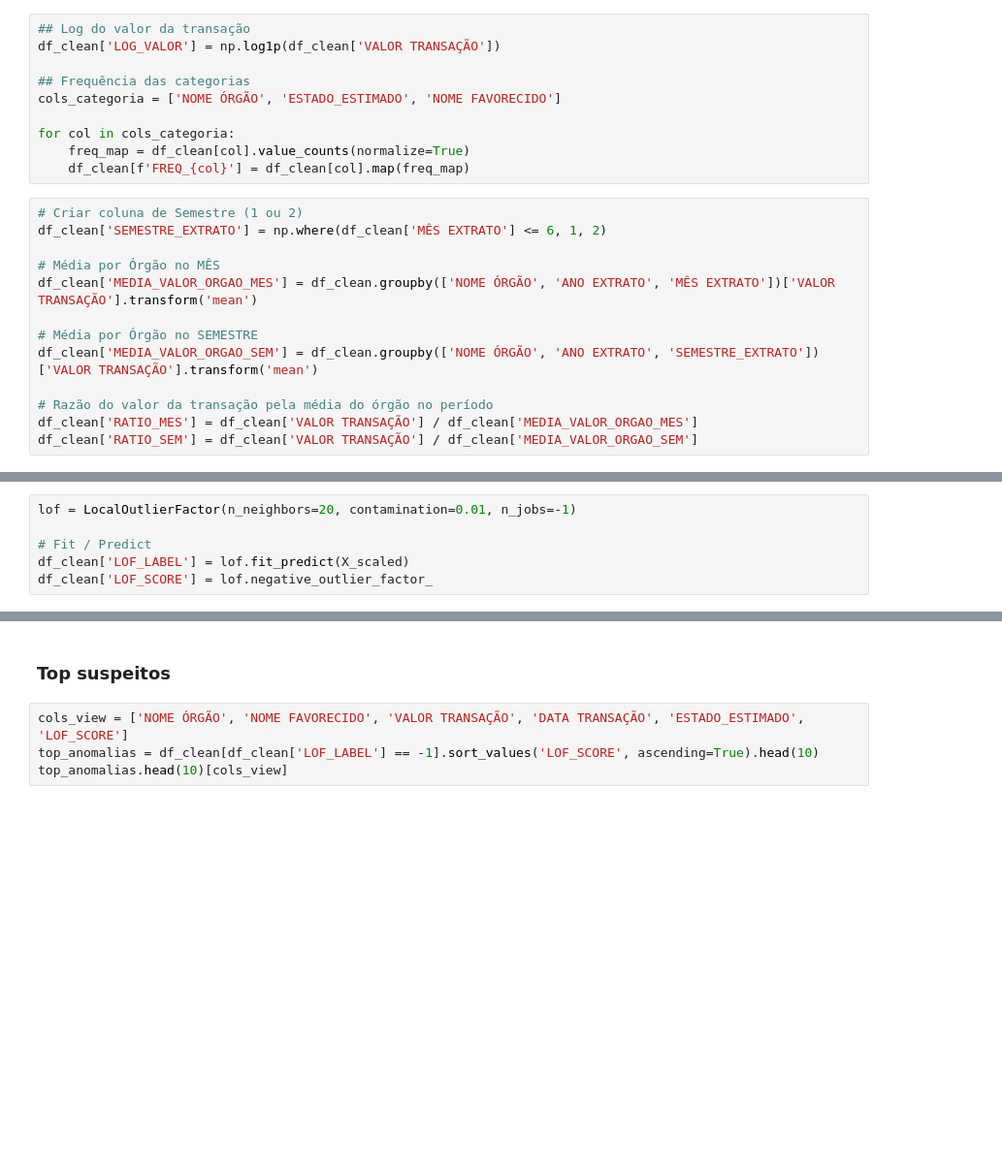
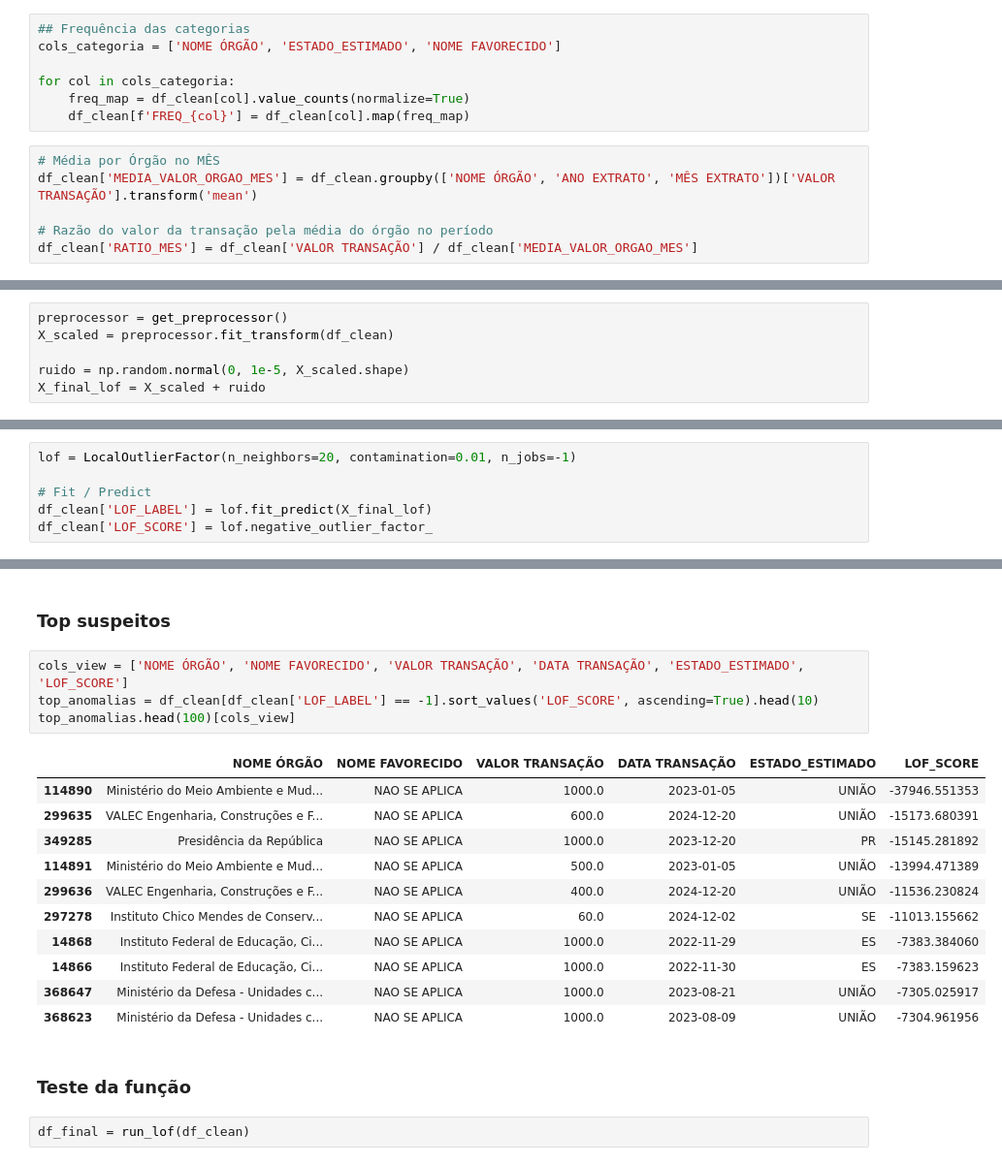
Before and after one commit to JSDA1102/Projeto-Jacurutu, a Jupyter notebook: notebooks/Baseline LOF.ipynb, the cells around one changed output, grey strips where cells are left out. Shown at 97% size. Drawn from its saved outputs; the diff is of its cells as text; blank space fills up the shorter version.

```diff
--- a/notebooks/Baseline LOF.ipynb
+++ b/notebooks/Baseline LOF.ipynb
@@ -31,9 +49,6 @@ df_clean.info()
 # %% [markdown]
 ### Feature Engeniering necessárias para o LOF
 # %%
-## Log do valor da transação
-df_clean['LOG_VALOR'] = np.log1p(df_clean['VALOR TRANSAÇÃO'])
-
 ## Frequência das categorias
 cols_categoria = ['NOME ÓRGÃO', 'ESTADO_ESTIMADO', 'NOME FAVORECIDO']
 
@@ -41,15 +56,8 @@ for col in cols_categoria:
     freq_map = df_clean[col].value_counts(normalize=True)
     df_clean[f'FREQ_{col}'] = df_clean[col].map(freq_map)
 # %%
-# Criar coluna de Semestre (1 ou 2)
-df_clean['SEMESTRE_EXTRATO'] = np.where(df_clean['MÊS EXTRATO'] <= 6, 1, 2)
-
 # Média por Órgão no MÊS
 df_clean['MEDIA_VALOR_ORGAO_MES'] = df_clean.groupby(['NOME ÓRGÃO', 'ANO EXTRATO', 'MÊS EXTRATO'])['VALOR TRANSAÇÃO'].transform('mean')
 
-# Média por Órgão no SEMESTRE
-df_clean['MEDIA_VALOR_ORGAO_SEM'] = df_clean.groupby(['NOME ÓRGÃO', 'ANO EXTRATO', 'SEMESTRE_EXTRATO'])['VALOR TRANSAÇÃO'].transform('mean')
-
 # Razão do valor da transação pela média do órgão no período
 df_clean['RATIO_MES'] = df_clean['VALOR TRANSAÇÃO'] / df_clean['MEDIA_VALOR_ORGAO_MES']
-df_clean['RATIO_SEM'] = df_clean['VALOR TRANSAÇÃO'] / df_clean['MEDIA_VALOR_ORGAO_SEM']
@@ -76,10 +80,16 @@ X_scaled = scaler.fit_transform(X)
+# %%
+preprocessor = get_preprocessor()
+X_scaled = preprocessor.fit_transform(df_clean)
+
+ruido = np.random.normal(0, 1e-5, X_scaled.shape)
+X_final_lof = X_scaled + ruido
 # %% [markdown]
 ### Treinando o modelo
 # %%
 lof = LocalOutlierFactor(n_neighbors=20, contamination=0.01, n_jobs=-1)
 
 # Fit / Predict
-df_clean['LOF_LABEL'] = lof.fit_predict(X_scaled)
+df_clean['LOF_LABEL'] = lof.fit_predict(X_final_lof)
 df_clean['LOF_SCORE'] = lof.negative_outlier_factor_
 # %% [markdown]
 ### Visualização
@@ -106,4 +118,20 @@ plt.show()
 # %%
 cols_view = ['NOME ÓRGÃO', 'NOME FAVORECIDO', 'VALOR TRANSAÇÃO', 'DATA TRANSAÇÃO', 'ESTADO_ESTIMADO', 'LOF_SCORE']
 top_anomalias = df_clean[df_clean['LOF_LABEL'] == -1].sort_values('LOF_SCORE', ascending=True).head(10)
-top_anomalias.head(10)[cols_view]
+top_anomalias.head(100)[cols_view]
+# %% [output]
+|  | NOME ÓRGÃO | NOME FAVORECIDO | VALOR TRANSAÇÃO | DATA TRANSAÇÃO | ESTADO_ESTIMADO | LOF_SCORE |
+| 114890 | Ministério do Meio Ambiente e Mud... | NAO SE APLICA | 1000.0 | 2023-01-05 | UNIÃO | -37946.551353 |
+| 299635 | VALEC Engenharia, Construções e F... | NAO SE APLICA | 600.0 | 2024-12-20 | UNIÃO | -15173.680391 |
+| 349285 | Presidência da República | NAO SE APLICA | 1000.0 | 2023-12-20 | PR | -15145.281892 |
+| 114891 | Ministério do Meio Ambiente e Mud... | NAO SE APLICA | 500.0 | 2023-01-05 | UNIÃO | -13994.471389 |
+| 299636 | VALEC Engenharia, Construções e F... | NAO SE APLICA | 400.0 | 2024-12-20 | UNIÃO | -11536.230824 |
+| 297278 | Instituto Chico Mendes de Conserv... | NAO SE APLICA | 60.0 | 2024-12-02 | SE | -11013.155662 |
+| 14868 | Instituto Federal de Educação, Ci... | NAO SE APLICA | 1000.0 | 2022-11-29 | ES | -7383.384060 |
+| 14866 | Instituto Federal de Educação, Ci... | NAO SE APLICA | 1000.0 | 2022-11-30 | ES | -7383.159623 |
+| 368647 | Ministério da Defesa - Unidades c... | NAO SE APLICA | 1000.0 | 2023-08-21 | UNIÃO | -7305.025917 |
+| 368623 | Ministério da Defesa - Unidades c... | NAO SE APLICA | 1000.0 | 2023-08-09 | UNIÃO | -7304.961956 |
+# %% [markdown]
+### Teste da função
+# %%
+df_final = run_lof(df_clean)
```
Also changed, not shown: parts of 8 cells of this notebook, 2 other files.
